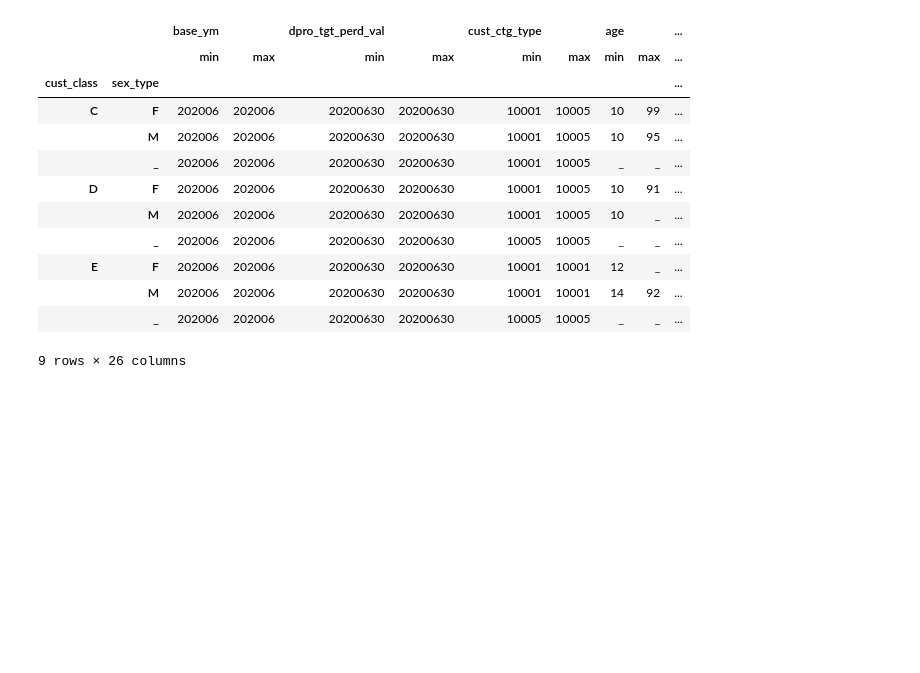
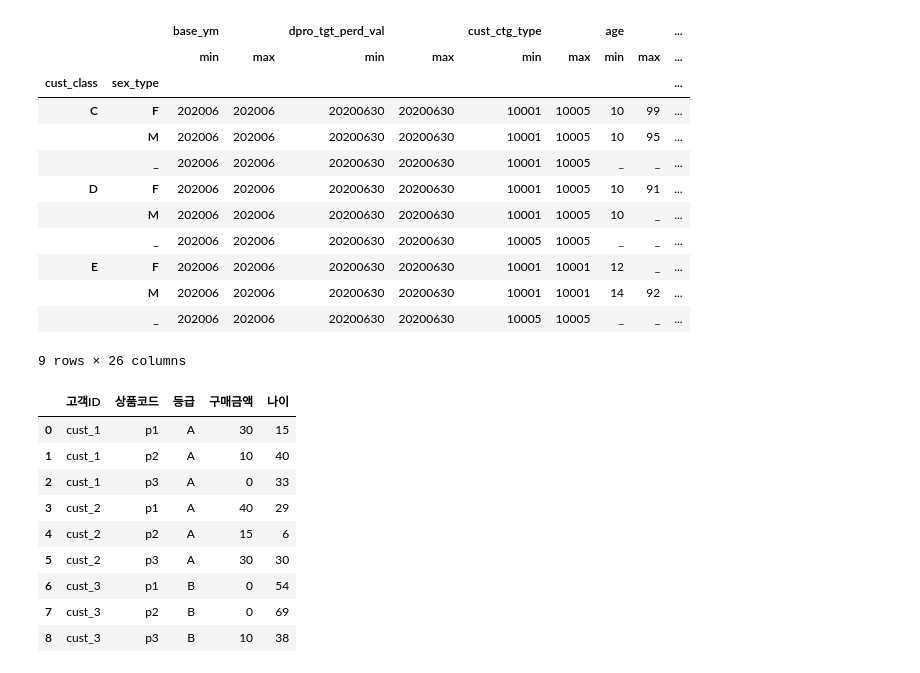
Before and after one commit to Jingu-Tr-Lee-06/Study_AICE, a Jupyter notebook: PythonNoteBook/AICE_Pandas_실습.ipynb, the cells around one changed output. Drawn from its saved outputs; the diff is of its cells as text; code cells hidden in the pictures; blank space fills up the shorter version.

Commit message:
Pandas 이해 및 활용 - DataFrame 변형하기 32:33까지

```diff
--- a/AICE_Pandas_실습.ipynb
+++ b/PythonNoteBook/AICE_Pandas_실습.ipynb
@@ -340,3 +266,24 @@ cust.set_index(['cust_class', 'sex_type']).groupby(['cust_class', 'sex_type']).a
 |  | M | 202006 | 202006 | 20200630 | 20200630 | 10001 | 10001 | 14 | 92 | ... |
 |  | _ | 202006 | 202006 | 20200630 | 20200630 | 10005 | 10005 | _ | _ | ... |
 9 rows × 26 columns
+# %%
+sample = pd.DataFrame(
+    {'고객ID': ['cust_1', 'cust_1', 'cust_1', 'cust_2', 'cust_2', 'cust_2', 'cust_3', 'cust_3', 'cust_3'],
+     '상품코드': ['p1', 'p2', 'p3', 'p1', 'p2', 'p3', 'p1', 'p2', 'p3'],
+     '등급': ['A', 'A', 'A', 'A', 'A', 'A', 'B', 'B', 'B'],
+     '구매금액': [30, 10, 0, 40, 15, 30, 0, 0, 10],
+     '나이': [15, 40, 33, 29, 6, 30, 54, 69, 38]
+     }
+)
+sample
+# %% [output]
+|  | 고객ID | 상품코드 | 등급 | 구매금액 | 나이 |
+| 0 | cust_1 | p1 | A | 30 | 15 |
+| 1 | cust_1 | p2 | A | 10 | 40 |
+| 2 | cust_1 | p3 | A | 0 | 33 |
+| 3 | cust_2 | p1 | A | 40 | 29 |
+| 4 | cust_2 | p2 | A | 15 | 6 |
+| 5 | cust_2 | p3 | A | 30 | 30 |
+| 6 | cust_3 | p1 | B | 0 | 54 |
+| 7 | cust_3 | p2 | B | 0 | 69 |
+| 8 | cust_3 | p3 | B | 10 | 38 |
```
Also changed, not shown: parts of 10 cells of this notebook, 6 other files.
